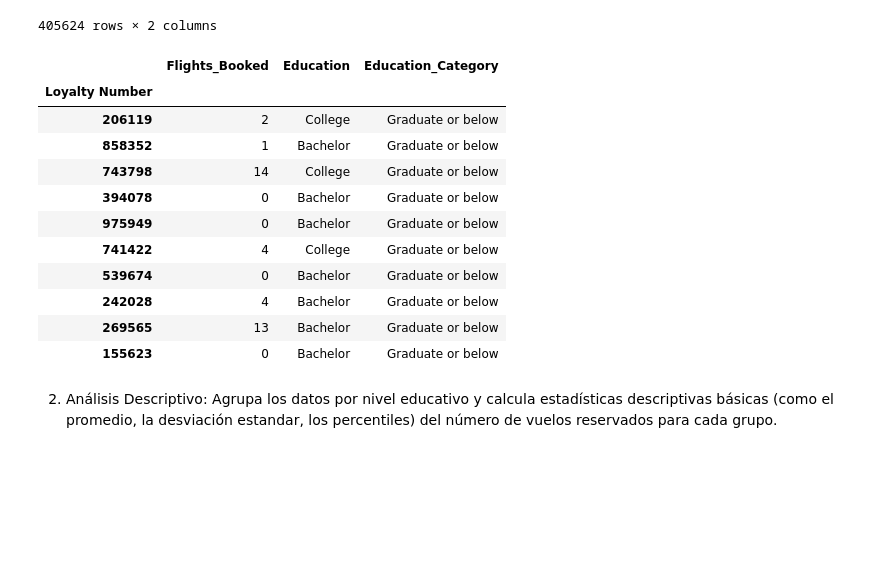
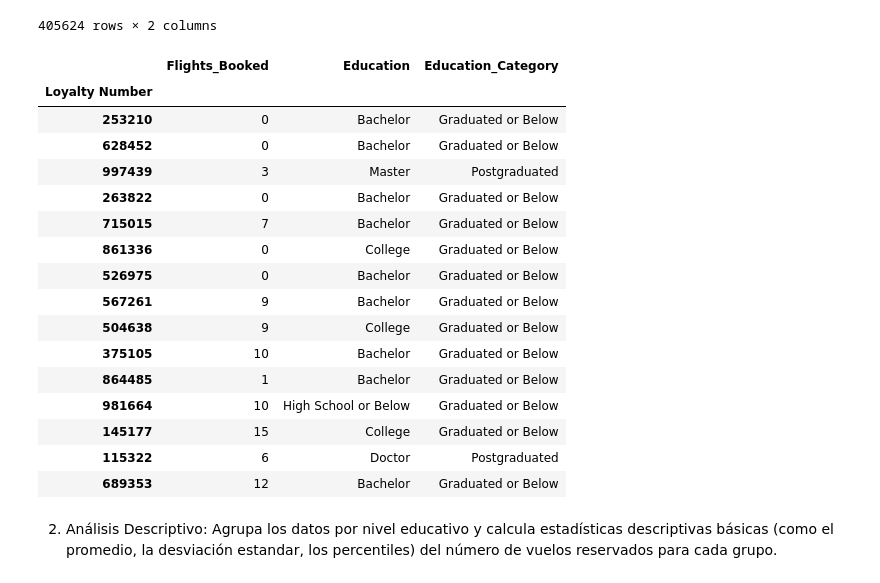
Before and after one commit to Adalab/PromoF-DA-Modulo3-EvaluacionFinal-Zahara, a Jupyter notebook: EvFinal.ipynb, the cells around one changed output. Drawn from its saved outputs; the diff is of its cells as text; code cells hidden in the pictures; blank space fills up the shorter version.

```diff
--- a/EvFinal.ipynb
+++ b/EvFinal.ipynb
@@ -551,22 +548,35 @@ df3
 | 999986 | 11 | Bachelor |
 | 999986 | 0 | Bachelor |
 405624 rows × 2 columns
-# %%
-df3['Education_Category'] = df['Education'].apply(lambda x: 'Graduate or below' if x in ['High School or Below', 'College', 'Bachelor'] else 'Postgraduate')
-df3.sample(10)
-# %% [output]
-|  | Flights_Booked | Education | Education_Category |
-| Loyalty Number |  |  |  |
-| 206119 | 2 | College | Graduate or below |
-| 858352 | 1 | Bachelor | Graduate or below |
-| 743798 | 14 | College | Graduate or below |
-| 394078 | 0 | Bachelor | Graduate or below |
-| 975949 | 0 | Bachelor | Graduate or below |
-| 741422 | 4 | College | Graduate or below |
-| 539674 | 0 | Bachelor | Graduate or below |
-| 242028 | 4 | Bachelor | Graduate or below |
-| 269565 | 13 | Bachelor | Graduate or below |
-| 155623 | 0 | Bachelor | Graduate or below |
+# %%
+# Creamos una funcion que nos divida la educacion en dos grupos de nivel
+def asignar_nivel(valor):
+    if valor in ['High School or Below', 'College', 'Bachelor']:
+        return 'Graduated or Below'
+    else:
+        return 'Postgraduated'
+
+df3['Education_Category'] = df3['Education'].apply(asignar_nivel)
+# %%
+df3.sample(15)
+# %% [output]
+|  | Flights_Booked | Education | Education_Category |
+| Loyalty Number |  |  |  |
+| 253210 | 0 | Bachelor | Graduated or Below |
+| 628452 | 0 | Bachelor | Graduated or Below |
+| 997439 | 3 | Master | Postgraduated |
+| 263822 | 0 | Bachelor | Graduated or Below |
+| 715015 | 7 | Bachelor | Graduated or Below |
+| 861336 | 0 | College | Graduated or Below |
+| 526975 | 0 | Bachelor | Graduated or Below |
+| 567261 | 9 | Bachelor | Graduated or Below |
+| 504638 | 9 | College | Graduated or Below |
+| 375105 | 10 | Bachelor | Graduated or Below |
+| 864485 | 1 | Bachelor | Graduated or Below |
+| 981664 | 10 | High School or Below | Graduated or Below |
+| 145177 | 15 | College | Graduated or Below |
+| 115322 | 6 | Doctor | Postgraduated |
+| 689353 | 12 | Bachelor | Graduated or Below |
 # %% [markdown]
 2. Análisis Descriptivo:
 Agrupa los datos por nivel educativo y calcula estadísticas descriptivas básicas (como el promedio, la desviación estandar, los percentiles) del número de vuelos reservados para cada grupo.
```
Also changed, not shown: parts of 35 cells of this notebook.
